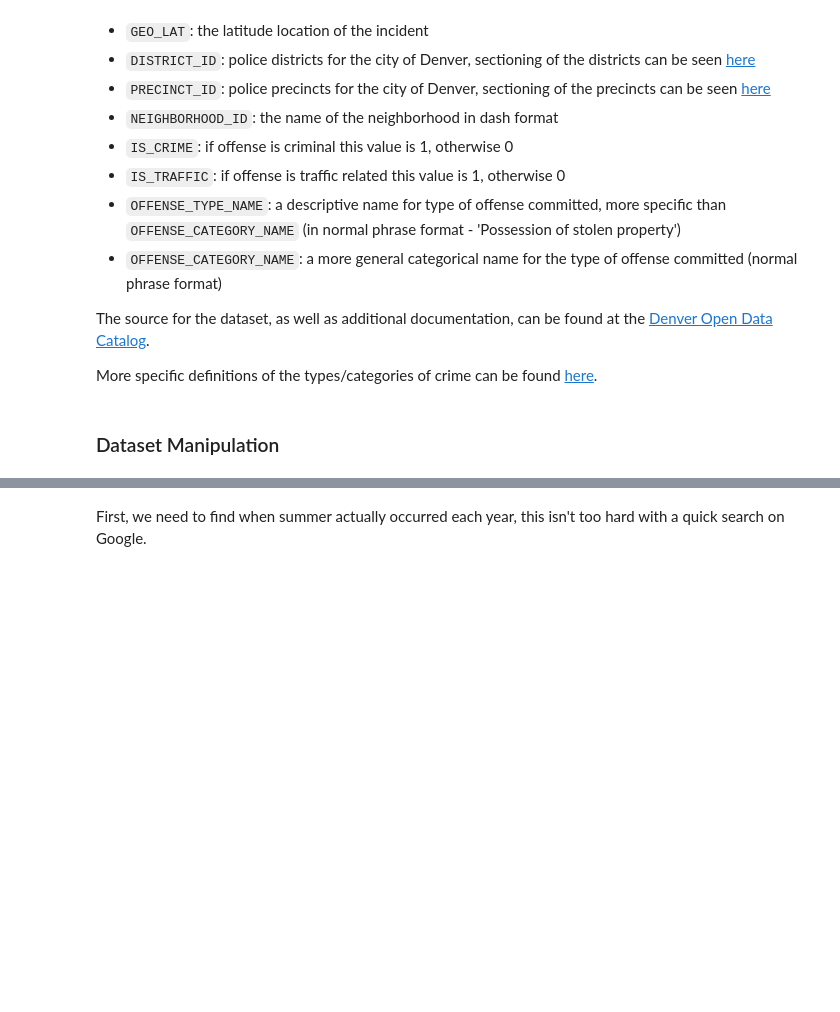
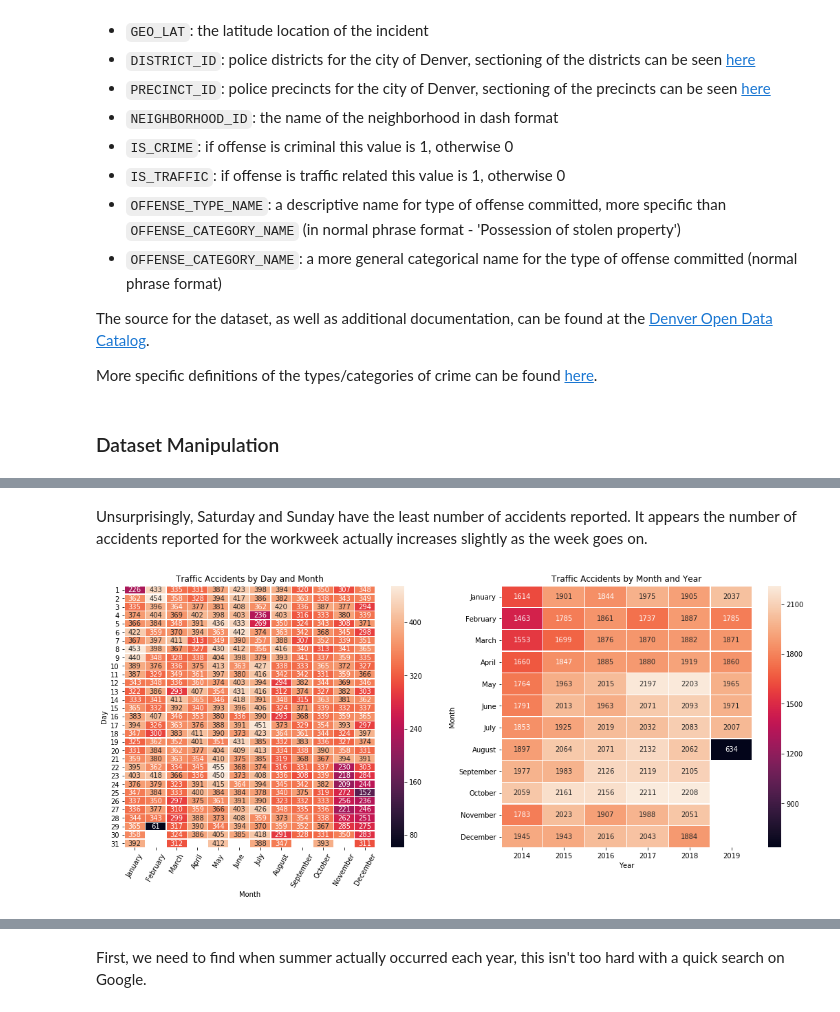
Before and after one commit to philbowman212/Thinkful_assignments, a Jupyter notebook: projects/capstone_1/denver_crime/crime_working.ipynb, the cells around one changed output, grey strips where cells are left out. Cells and saved outputs as stored; diff of their text form; code cells hidden in the pictures; blank space fills up the shorter version.

```diff
--- a/projects/capstone_1/denver_crime/crime_working.ipynb
+++ b/projects/capstone_1/denver_crime/crime_working.ipynb
@@ -353,0 +280,26 @@ To answer this we should consider the proper rate at which to compare the two po
+# %% [markdown]
+Unsurprisingly, Saturday and Sunday have the least number of accidents reported. It appears the number of accidents reported for the workweek actually increases slightly as the week goes on.
+# %%
+p_d_m = t_df.pivot_table('OFFENSE_ID', 'FIRST_OCCURRENCE_DATE_D', 'FIRST_OCCURRENCE_DATE_M_N', aggfunc='count')
+p_m_y = t_df.pivot_table('OFFENSE_ID', 'FIRST_OCCURRENCE_DATE_M_N', 'FIRST_OCCURRENCE_DATE_Y', aggfunc='count')
+
+plt.figure(figsize=(18,7))
+
+plt.subplot(121)
+ax = sns.heatmap(p_d_m, annot=True, linewidths=.5, fmt='.0f')
+ax.set_ylim(31, 0)
+plt.xticks(rotation=60)
+plt.ylabel('Day')
+plt.xlabel('Month')
+plt.title('Traffic Accidents by Day and Month')
+
+plt.subplot(122)
+ax = sns.heatmap(p_m_y, annot=True, linewidths=.5, fmt='.0f')
+ax.set_ylim(12, 0)
+plt.ylabel('Month')
+plt.xlabel('Year')
+plt.title('Traffic Accidents by Month and Year')
+
+plt.show()
+# %% [output]
+[figure, added]
```
Also changed, not shown: parts of 237 cells of this notebook, 1 other file.
